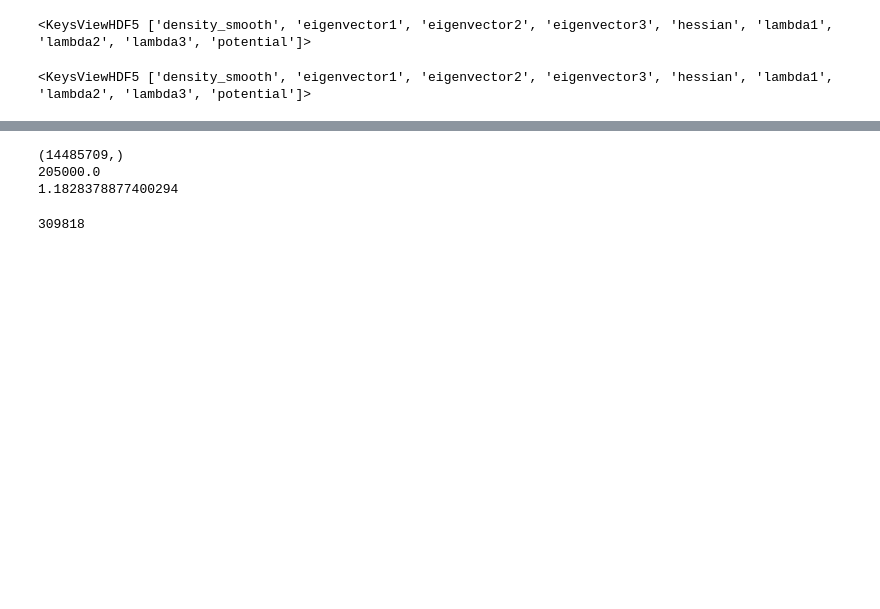
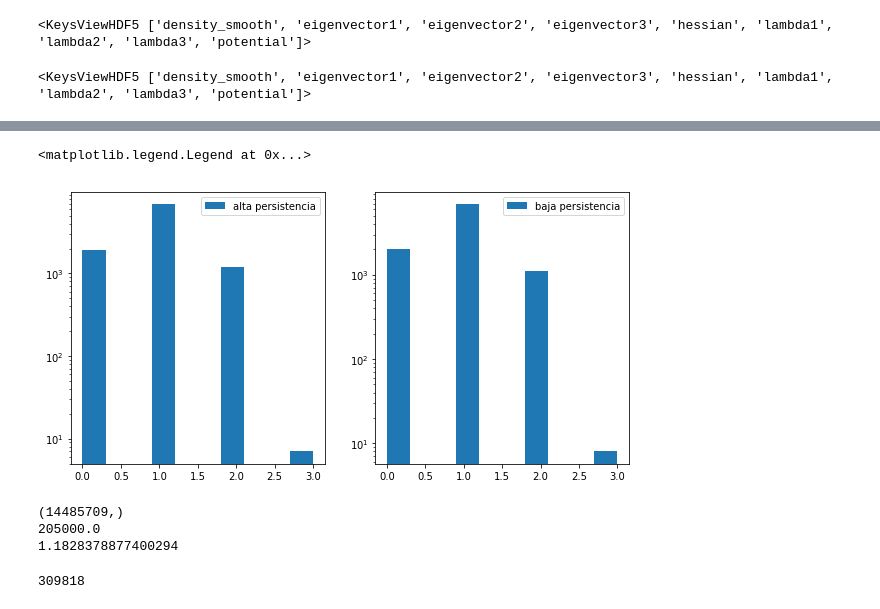
Before and after one commit to forero/IllustrisWeb, a Jupyter notebook: compute_illustris_mock.ipynb, the cells around one changed output, grey strips where cells are left out. Drawn from its saved outputs; the diff is of its cells as text; code cells hidden in the pictures; blank space fills up the shorter version.

```diff
--- a/compute_illustris_mock.ipynb
+++ b/compute_illustris_mock.ipynb
@@ -76,6 +80,16 @@ lambda2_halo = lambda2_1[ii_box, jj_box, kk_box]
 lambda3_halo = lambda3_1[ii_box, jj_box, kk_box]
 density_halo = density_smooth_1[ii_box, jj_box, kk_box]
 environment = np.zeros(len(mu_3_halo), dtype=int)
+
+lambda_th = 0.2
+ii_void = (lambda1_halo<lambda_th) & (lambda2_halo < lambda_th) & (lambda3_halo < lambda_th)
+ii_filament = (lambda1_halo>lambda_th) & (lambda2_halo > lambda_th) & (lambda3_halo < lambda_th)
+ii_sheet = (lambda1_halo>lambda_th) & (lambda2_halo < lambda_th) & (lambda3_halo < lambda_th)
+ii_peak = (lambda1_halo>lambda_th) & (lambda2_halo > lambda_th) & (lambda3_halo > lambda_th)
+environment[ii_void] = 3
+environment[ii_sheet] = 2
+environment[ii_filament] = 1
+environment[ii_peak] = 0
 # %%
 plt.scatter(np.log10(star_mass)+10, mu_3_halo, s=0.1)
 # %% [output]
@@ -100,3 +114,14 @@ plt.legend()
+# %%
+plt.figure(figsize=(10,5))
+plt.subplot(1,2,1)
+_ = plt.hist(environment[(ll)],label='alta persistencia', log=True)
+plt.legend()
+plt.subplot(1,2,2)
+_ = plt.hist(environment[(nn)],label='baja persistencia', log=True)
+plt.legend()
+# %% [output]
+<matplotlib.legend.Legend at 0x...>
+[figure, added]
 # %%
 hubble = 0.677
 r_absolute = subhalos['SubhaloStellarPhotometrics'][:,5]
```
Also changed, not shown: parts of 7 cells of this notebook, 1 other file.
